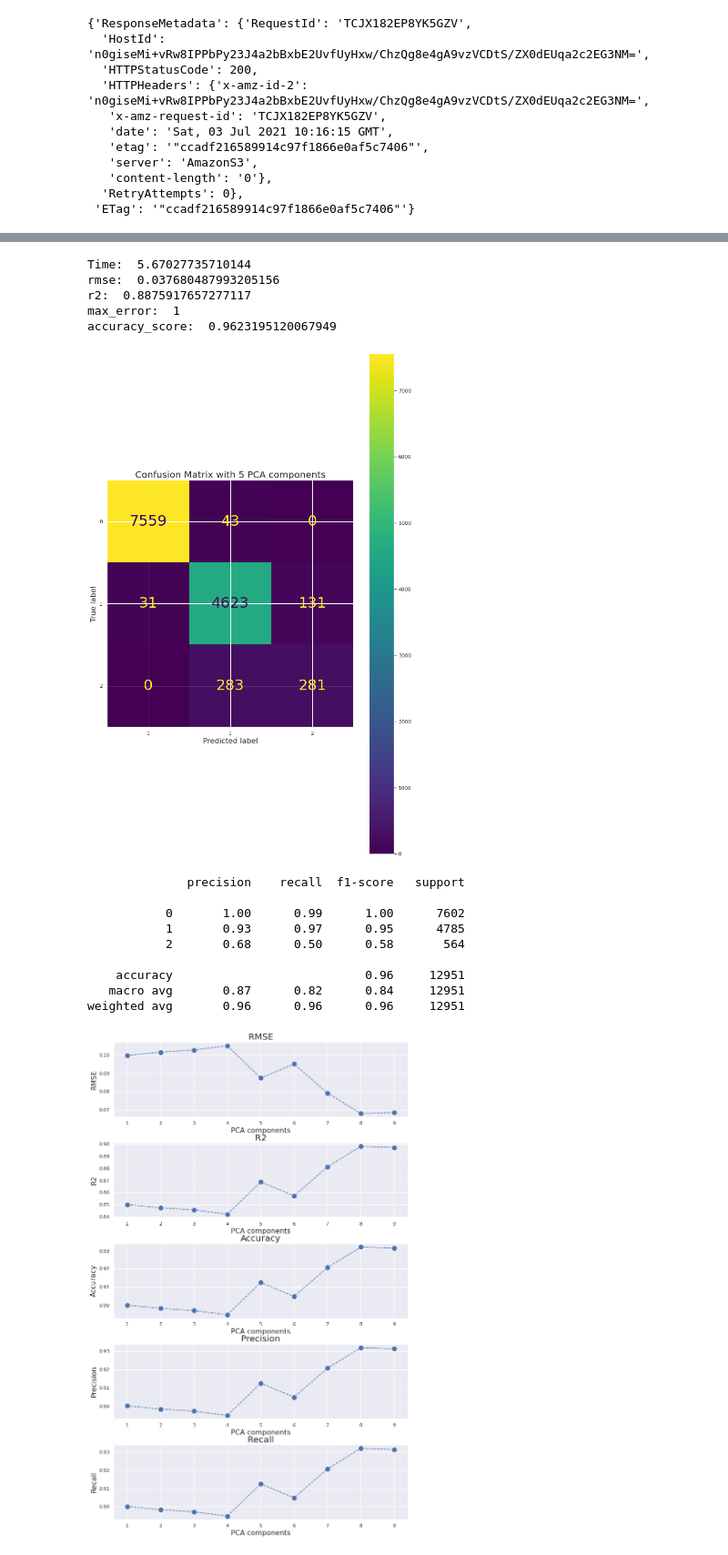
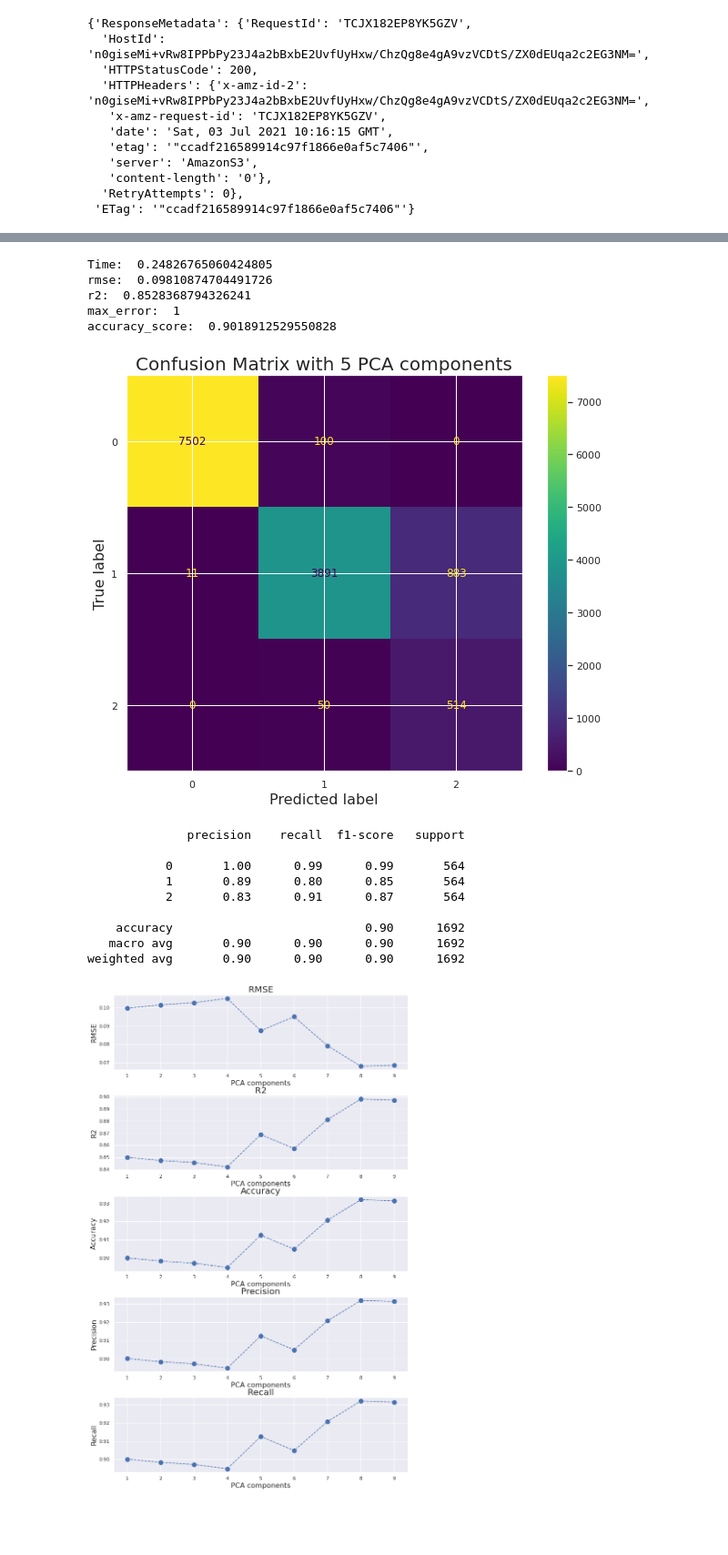
Before and after one commit to mattecora/DiamondClassifier, a Jupyter notebook: sagemaker/ExploratoryDataAnalysis.ipynb, the cells around one changed output, grey strips where cells are left out. Shown at 91% size. Saved outputs shown, nothing was run; the diff lists cells and outputs as text; code cells hidden in the pictures; blank space fills up the shorter version.

```diff
--- a/sagemaker/ExploratoryDataAnalysis.ipynb
+++ b/sagemaker/ExploratoryDataAnalysis.ipynb
@@ -268,7 +288,7 @@ std_scale = StandardScaler().fit(sample_train)
 scaled_train = std_scale.transform(sample_train)
 scaled_val = std_scale.transform(sample_val)
 # %%
-balanced = False
+balanced = True
 
 rmse_list = []
 r2_list = []
@@ -320,47 +340,47 @@ for feature_dim in range(5,6):
     reg = reg.fit(X=X_train,y=y_train)
     reg.score(X_train,y_train)
     pred = reg.predict(X_val)
     t1 = time.time()
 
     rmse = mean_squared_error(y_val,pred)
     r2 = r2_score(y_val,pred)
     max_err = max_error(y_val,pred)
     acc = accuracy_score(y_val,pred)
     precision = precision_score(y_val,pred,average = 'micro')
     recall = recall_score(y_val,pred,average = 'micro')
     print('Time: ', t1-t0)
     print('rmse: ', rmse)
     print('r2: ', r2)
     print('max_error: ', max_err)
     print('accuracy_score: ', acc)
     print('\n')
     rmse_list.append(rmse)
     r2_list.append(r2)
     accuracy_list.append(acc)
     precision_list.append(precision)
     recall_list.append(recall)
 
     plot_confusion_matrix(reg, pca_val, label_val)
     plt.title('Confusion Matrix with ' + str(feature_dim) + ' PCA components')
     plt.show()
 
     print(classification_report(y_val,pred))
 # %% [output]
-Time:  5.67027735710144
-rmse:  0.037680487993205156
-r2:  0.8875917657277117
+Time:  0.24826765060424805
+rmse:  0.09810874704491726
+r2:  0.8528368794326241
 max_error:  1
-accuracy_score:  0.9623195120067949
+accuracy_score:  0.9018912529550828
-[figure, old version]
+[figure, new version]
               precision    recall  f1-score   support
 
-           0       1.00      0.99      1.00      7602
-           1       0.93      0.97      0.95      4785
-           2       0.68      0.50      0.58       564
+           0       1.00      0.99      0.99       564
+           1       0.89      0.80      0.85       564
+           2       0.83      0.91      0.87       564
 
-    accuracy                           0.96     12951
-   macro avg       0.87      0.82      0.84     12951
-weighted avg       0.96      0.96      0.96     12951
+    accuracy                           0.90      1692
+   macro avg       0.90      0.90      0.90      1692
+weighted avg       0.90      0.90      0.90      1692
 # %%
 sns.set(rc={'figure.figsize':(12,20)})
 sns.set_context("notebook", rc={"font.size":32,"axes.titlesize":20,"axes.labelsize":16})
```
Also changed, not shown: parts of 12 cells of this notebook.
